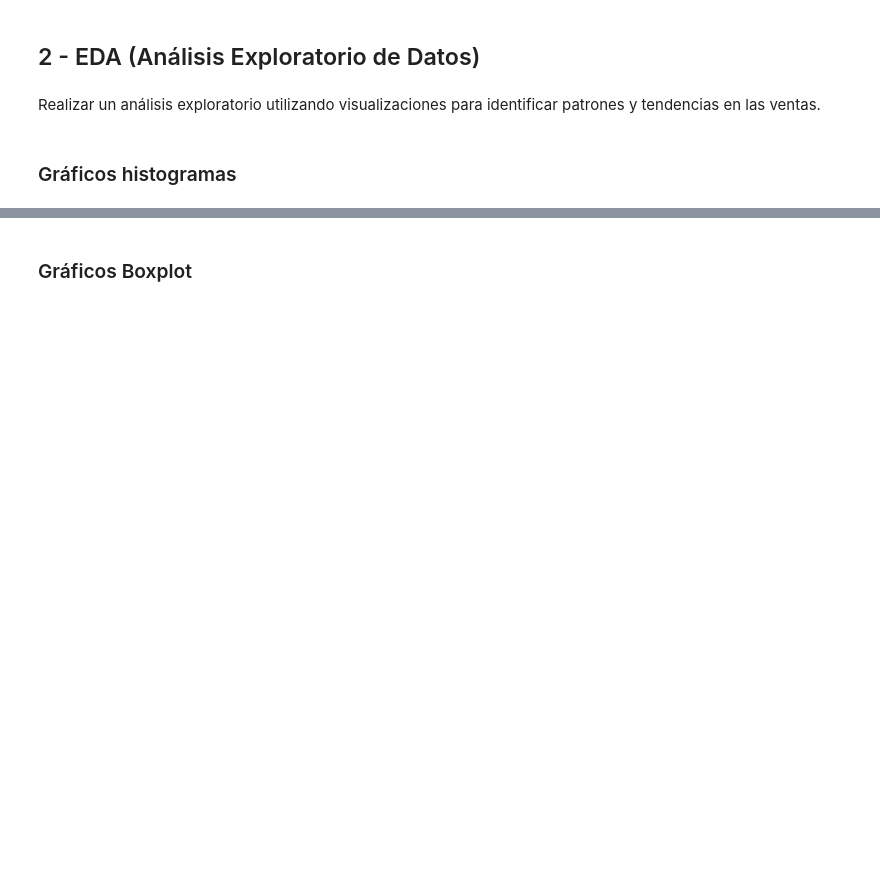
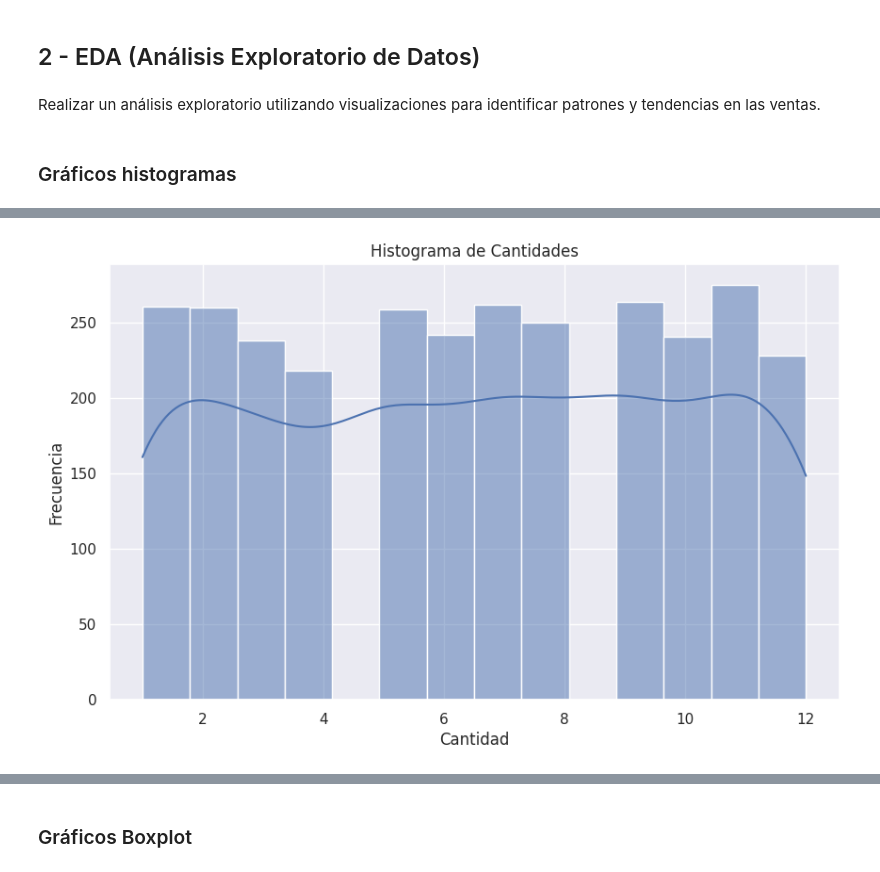
Before and after one commit to marianovanini/TT-2C2025-Data-Analitycs-Notebooks, a Jupyter notebook: EntregaFinal/Entrega_Final.ipynb, the cells around one changed output, grey strips where cells are left out. Drawn from its saved outputs; the diff is of its cells as text; code cells hidden in the pictures; blank space fills up the shorter version.

```diff
--- a/EntregaFinal/Entrega_Final.ipynb
+++ b/EntregaFinal/Entrega_Final.ipynb
@@ -419,18 +685,20 @@ plt.show()
 # %%
 # Histograma cantidades
 
 # Estilo y tamaños
 sns.set_theme(style="darkgrid", palette="deep") # deep, muted, bright, Set1, Set2, Set3
 plt.figure(figsize=(10, 6))
 
 # Graficamos
-sns.histplot(data=df_ventas, x="cantidad", bins=10, kde=True)
+sns.histplot(data=df_ventas, x="cantidad", bins="auto", kde=True)
 
 # Títulos y leyendas
 plt.title("Histograma de Cantidades")
 plt.xlabel("Cantidad")
 plt.ylabel("Frecuencia")
 plt.show()
+# %% [output]
+[figure, added]
 # %%
 # Histograma ventas_totales
 
```
Also changed, not shown: parts of 60 cells of this notebook.
